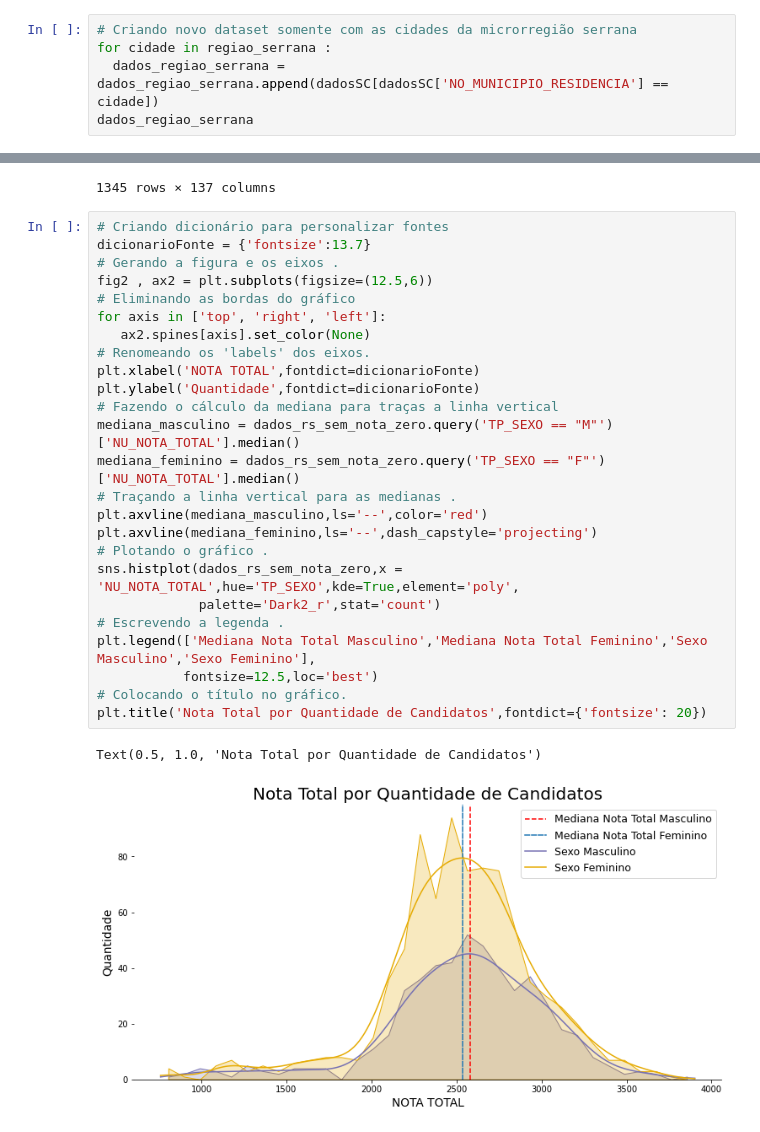
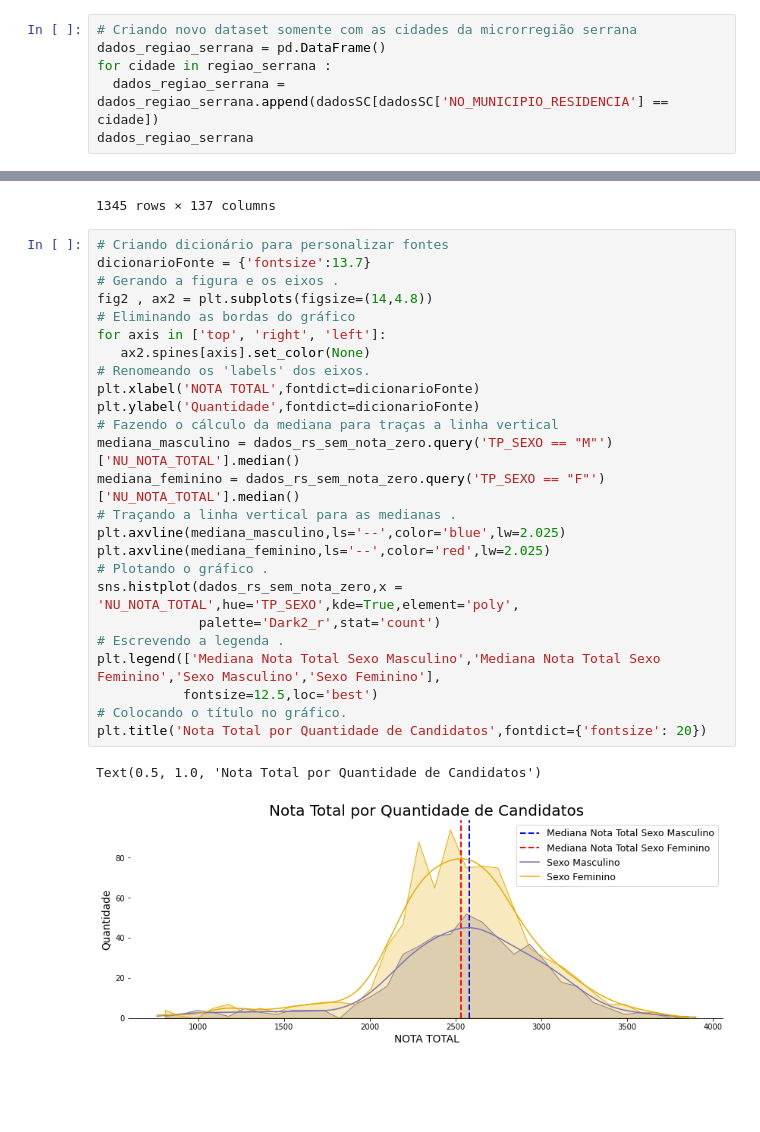
Before and after one commit to NophaieViscente/AnaliseDadosENEM, a Jupyter notebook: Analisando_Dados_da_Educação_ENEM_SC_Microrregião_Serrana.ipynb, the cells around one changed output, grey strips where cells are left out. Saved outputs shown, nothing was run; the diff lists cells and outputs as text; blank space fills up the shorter version.

```diff
--- a/Analisando_Dados_da_Educação_ENEM_SC_Microrregião_Serrana.ipynb
+++ b/Analisando_Dados_da_Educação_ENEM_SC_Microrregião_Serrana.ipynb
@@ -23,6 +23,7 @@ regiao_serrana = ['Abdon Batista','Brunópolis','Campos Novos','Curitibanos','Fr
 'Ponte Alta','Ponte Alta do Norte','Santa Cecília','São Cristóvão do Sul','Vargem','Zortéa']
 # %%
 # Criando novo dataset somente com as cidades da microrregião serrana
+dados_regiao_serrana = pd.DataFrame()
 for cidade in regiao_serrana :
   dados_regiao_serrana = dados_regiao_serrana.append(dadosSC[dadosSC['NO_MUNICIPIO_RESIDENCIA'] == cidade])
 dados_regiao_serrana
@@ -86,28 +87,28 @@ dados_rs_sem_nota_zero
 # %%
 # Criando dicionário para personalizar fontes
 dicionarioFonte = {'fontsize':13.7}
 # Gerando a figura e os eixos .
-fig2 , ax2 = plt.subplots(figsize=(12.5,6))
+fig2 , ax2 = plt.subplots(figsize=(14,4.8))
 # Eliminando as bordas do gráfico
 for axis in ['top', 'right', 'left']:
    ax2.spines[axis].set_color(None)
 # Renomeando os 'labels' dos eixos.
 plt.xlabel('NOTA TOTAL',fontdict=dicionarioFonte)
 plt.ylabel('Quantidade',fontdict=dicionarioFonte)
 # Fazendo o cálculo da mediana para traças a linha vertical
 mediana_masculino = dados_rs_sem_nota_zero.query('TP_SEXO == "M"')['NU_NOTA_TOTAL'].median()
 mediana_feminino = dados_rs_sem_nota_zero.query('TP_SEXO == "F"')['NU_NOTA_TOTAL'].median()
 # Traçando a linha vertical para as medianas .
-plt.axvline(mediana_masculino,ls='--',color='red')
-plt.axvline(mediana_feminino,ls='--',dash_capstyle='projecting')
+plt.axvline(mediana_masculino,ls='--',color='blue',lw=2.025)
+plt.axvline(mediana_feminino,ls='--',color='red',lw=2.025)
 # Plotando o gráfico .
 sns.histplot(dados_rs_sem_nota_zero,x = 'NU_NOTA_TOTAL',hue='TP_SEXO',kde=True,element='poly',
              palette='Dark2_r',stat='count')
 # Escrevendo a legenda .
-plt.legend(['Mediana Nota Total Masculino','Mediana Nota Total Feminino','Sexo Masculino','Sexo Feminino'],
+plt.legend(['Mediana Nota Total Sexo Masculino','Mediana Nota Total Sexo Feminino','Sexo Masculino','Sexo Feminino'],
            fontsize=12.5,loc='best')
 # Colocando o título no gráfico.
 plt.title('Nota Total por Quantidade de Candidatos',fontdict={'fontsize': 20})
 # %% [output]
 Text(0.5, 1.0, 'Nota Total por Quantidade de Candidatos')
-[figure, old version]
+[figure, new version]
```
